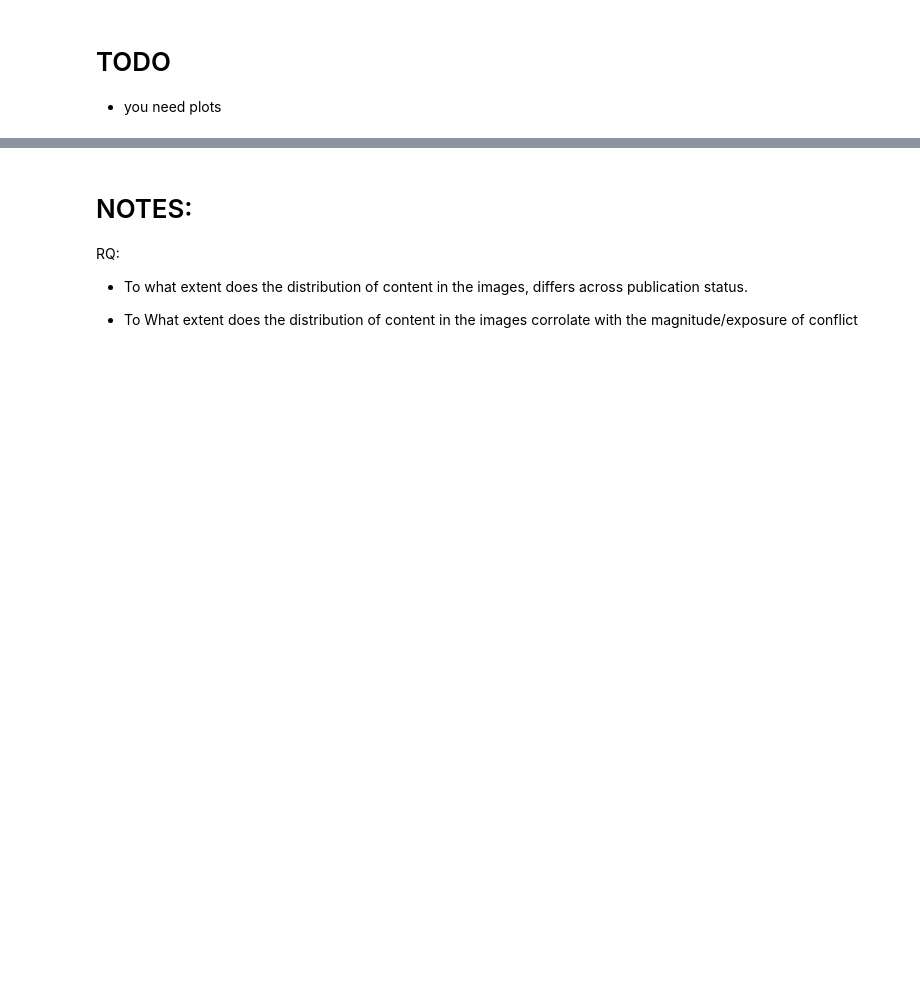
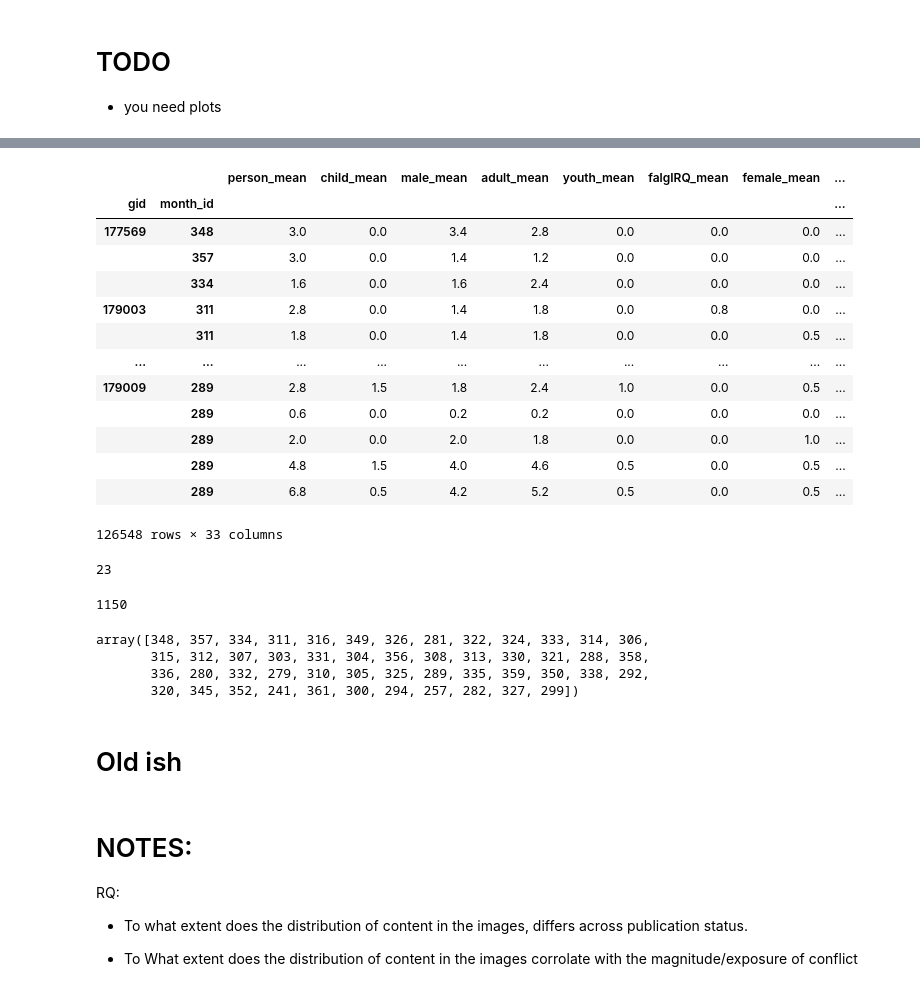
Before and after one commit to Polichinel/Detectron2, a Jupyter notebook: misc/assorted_stats.ipynb, the cells around one changed output, grey strips where cells are left out. Drawn from its saved outputs; the diff is of its cells as text; code cells hidden in the pictures; blank space fills up the shorter version.

```diff
--- a/misc/assorted_stats.ipynb
+++ b/misc/assorted_stats.ipynb
@@ -16,3 +1253,37 @@ with open(f'{data_dir}bodies_df_2022_v1_0.pkl', 'rb') as file:
+# %%
+df_sub
+# %% [output]
+|  |  | person_mean | child_mean | male_mean | adult_mean | youth_mean | falgIRQ_mean | female_mean | ... |
+| gid | month_id |  |  |  |  |  |  |  | ... |
+| 177569 | 348 | 3.0 | 0.0 | 3.4 | 2.8 | 0.0 | 0.0 | 0.0 | ... |
+|  | 357 | 3.0 | 0.0 | 1.4 | 1.2 | 0.0 | 0.0 | 0.0 | ... |
+|  | 334 | 1.6 | 0.0 | 1.6 | 2.4 | 0.0 | 0.0 | 0.0 | ... |
+| 179003 | 311 | 2.8 | 0.0 | 1.4 | 1.8 | 0.0 | 0.8 | 0.0 | ... |
+|  | 311 | 1.8 | 0.0 | 1.4 | 1.8 | 0.0 | 0.0 | 0.5 | ... |
+| ... | ... | ... | ... | ... | ... | ... | ... | ... | ... |
+| 179009 | 289 | 2.8 | 1.5 | 1.8 | 2.4 | 1.0 | 0.0 | 0.5 | ... |
+|  | 289 | 0.6 | 0.0 | 0.2 | 0.2 | 0.0 | 0.0 | 0.0 | ... |
+|  | 289 | 2.0 | 0.0 | 2.0 | 1.8 | 0.0 | 0.0 | 1.0 | ... |
+|  | 289 | 4.8 | 1.5 | 4.0 | 4.6 | 0.5 | 0.0 | 0.5 | ... |
+|  | 289 | 6.8 | 0.5 | 4.2 | 5.2 | 0.5 | 0.0 | 0.5 | ... |
+126548 rows × 33 columns
+# %%
+bodies_df_exposure['gid'].unique().shape[0]
+# %% [output]
+23
+# %%
+bodies_df_exposure['gid'].unique().shape[0] * bodies_df_exposure['month_id'].unique().shape[0]
+# %% [output]
+1150
+# %%
+bodies_df_exposure['month_id'].unique()
+# %% [output]
+array([348, 357, 334, 311, 316, 349, 326, 281, 322, 324, 333, 314, 306,
+       315, 312, 307, 303, 331, 304, 356, 308, 313, 330, 321, 288, 358,
+       336, 280, 332, 279, 310, 305, 325, 289, 335, 359, 350, 338, 292,
+       320, 345, 352, 241, 361, 300, 294, 257, 282, 327, 299])
+# %% [markdown]
+# Old ish
 # %% [markdown]
 # NOTES:
 
```
Also changed, not shown: parts of 39 cells of this notebook.
